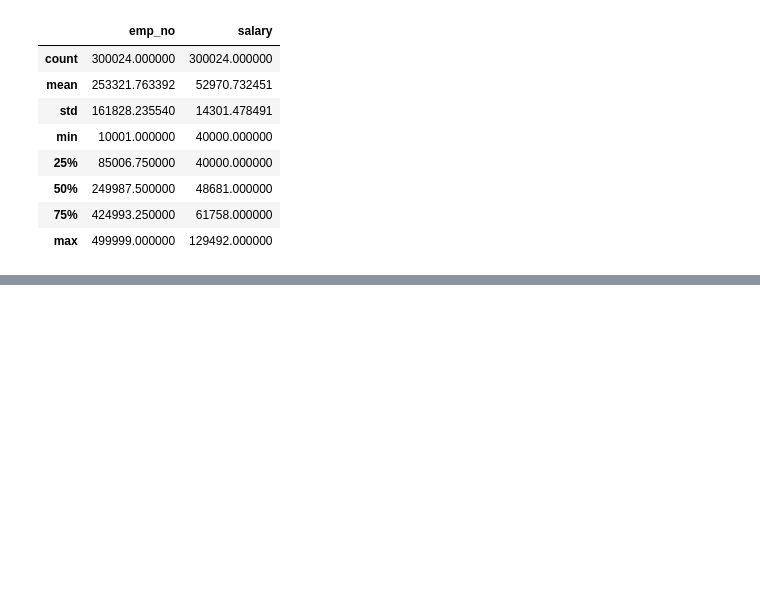
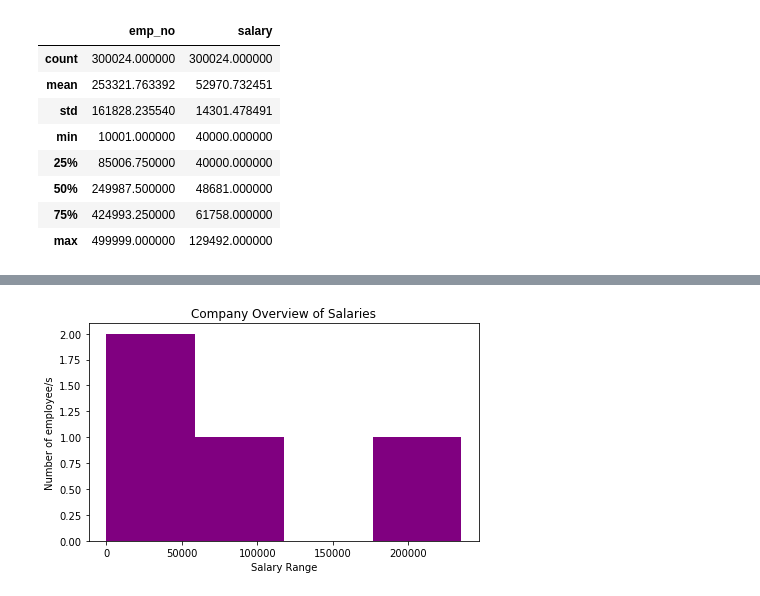
Before and after one commit to annabelcheong/sql-challenge, a Jupyter notebook: EmployeeSQL/bonus.ipynb, the cells around one changed output, grey strips where cells are left out. Saved outputs shown, nothing was run; the diff lists cells and outputs as text; code cells hidden in the pictures; blank space fills up the shorter version.

```diff
--- a/EmployeeSQL/bonus.ipynb
+++ b/EmployeeSQL/bonus.ipynb
@@ -110,0 +127,14 @@ salaries_gp_df
+# %%
+#Use DataFrame.plot() in order to create a bar chart of the data
+salaries_gp_df.plot(kind="hist", bins=4,figsize=(7,4), x='Salary Category',y="salary", rot=0, color="purple", legend=False);
+
+# Set a title for the chart
+plt.title("Company Overview of Salaries")
+plt.ylabel("Number of employee/s")
+plt.xlabel("Salary Range")
+
+#Save figure
+plt.savefig("Company Overview of Salaries.png",bbox_inches="tight")
+plt.show()
+# %% [output]
+[figure, added]
```
Also changed, not shown: parts of 4 cells of this notebook, 1 other file.
